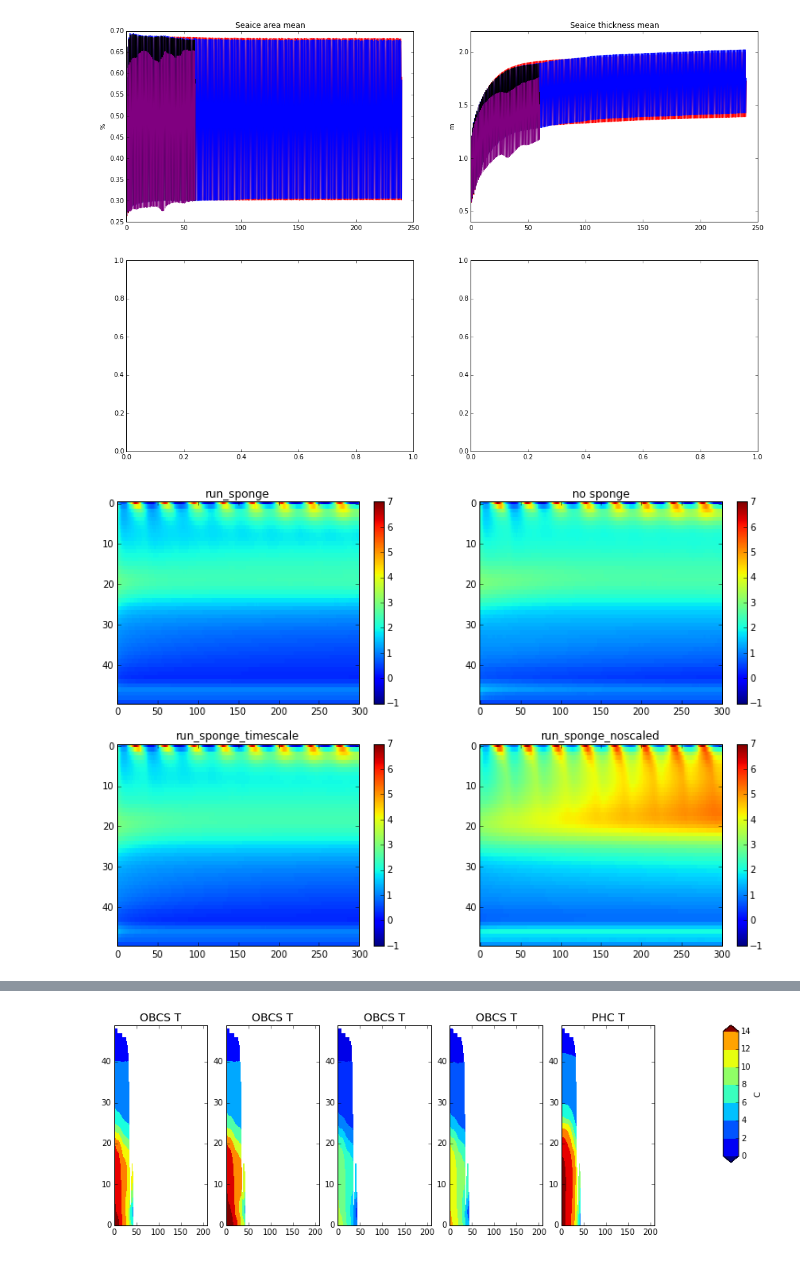
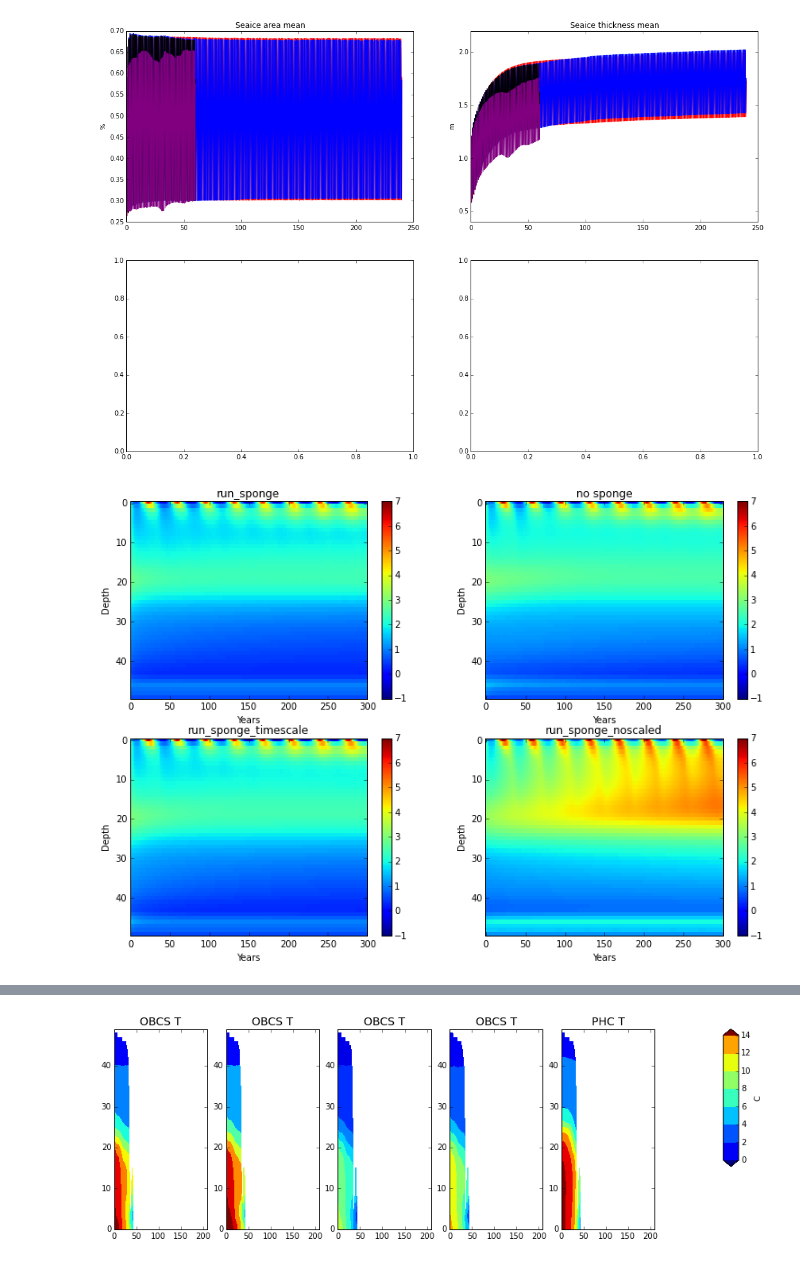
Before and after one commit to AlessandroMozzato/notebooks, a Jupyter notebook: obcs.ipynb, the cells around one changed output, grey strips where cells are left out. Drawn from its saved outputs; the diff is of its cells as text; code cells hidden in the pictures.

```diff
--- a/obcs.ipynb
+++ b/obcs.ipynb
@@ -215,3 +229,11 @@ obsv   {'Outflow': [], 'Total flow': '-2.6+/-1.0', 'Inflow': []}
+# %%
+def rho(t,s):
+    s0 = 35
+    t0 = 5
+    alpha = 0.0002
+    beta = 0.0002
+    rho0 = 1027.5
+    return rho0*(1 - alpha*(t - t0) + beta*(s - s0))
 # %%
 run_36km = MonitorRead()
 run_36km.readData('/hpcdata/scratch/am8e13/cs_36km_tutorial/run_tempcorrobcs/results/',[0,518400,1036800,1555200,2073600,2592000])
@@ -243,6 +265,11 @@ run_sponge_timescale = MonitorRead()
 run_sponge_timescale.readData('/hpcdata/scratch/am8e13/cs_36km_tutorial/run_sponge_timescale/results/',[0])
 run_sponge_timescale.readDynStDiag('/hpcdata/scratch/am8e13/cs_36km_tutorial/run_sponge_timescale/results/',[0])
 run_sponge_timescale.title('sponge 1y timescale scaled obcs','black')
+# %%
+run_36km.dataDyn['rho_mean'] = rho(run_36km.dataDyn['theta_lv_mean'],run_36km.dataDyn['salt_lv_mean'])
+run_sponge.dataDyn['rho_mean'] = rho(run_sponge.dataDyn['theta_lv_mean'],run_sponge.dataDyn['salt_lv_mean'])
+run_sponge_noscaled.dataDyn['rho_mean'] = rho(run_sponge_noscaled.dataDyn['theta_lv_mean'],run_sponge_noscaled.dataDyn['salt_lv_mean'])
+run_sponge_timescale.dataDyn['rho_mean'] = rho(run_sponge_timescale.dataDyn['theta_lv_mean'],run_sponge_timescale.dataDyn['salt_lv_mean'])
 # %%
 titles_lv = { 'run_36km' : 'no sponge','run_18km' : 'run 18km' , 'run_9km' : 'run 9km' ,\
              'run_9km1' : 'run_9km1' , 'run_sponge' : 'run_sponge' , 'run_sponge_noscaled' : 'run_sponge_noscaled',\
@@ -287,18 +314,20 @@ monitor_list1 = {'run_36km' : run_36km , 'run_sponge' : run_sponge, 'run_sponge_
 # %%
 def plot_lv(monitor_list,var,vimin,vimax,cmap,row=2,col=2):
     file2read1 = netcdf.NetCDFFile("/scratch/general/am8e13/results36km/grid.nc",'r')
     Z = file2read1.variables['Zp1']
     Z = Z[0:50]*1
     fig, axes = plt.subplots(nrows=row, ncols=col)
     ax_ind = 0
     for mon in monitor_list:
         #print mon
         ca = axes.flat[ax_ind].imshow(monitor_list[mon].dataDyn[var][0:300,:].T,vmin = vimin, vmax = vimax,\
                     interpolation='nearest', cmap = cmap ,origin='upper', aspect='auto')
         cbar = fig.colorbar(ca , ax=axes.flat[ax_ind], )
         axes.flat[ax_ind].set_title(titles_lv[mon])
+        axes.flat[ax_ind].set_xlabel('Years')
+        axes.flat[ax_ind].set_ylabel('Depth')
         ax_ind += 1
     fig.subplots_adjust(right=1.8,top=1.8)
 plot_lv(monitor_list1,'theta_lv_mean',-1,7,matplotlib.cm.jet)
 # %% [output]
-[figure, old version]
+[figure, new version]
```
Also changed, not shown: parts of 20 cells of this notebook, 1 other file.
